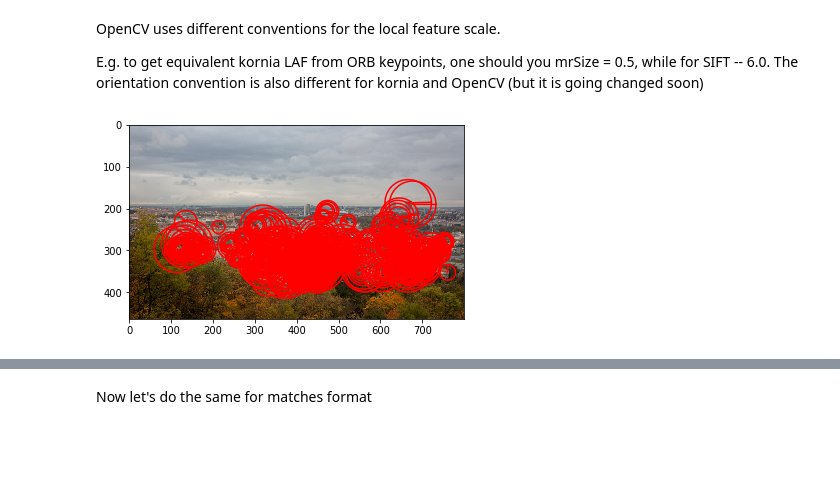
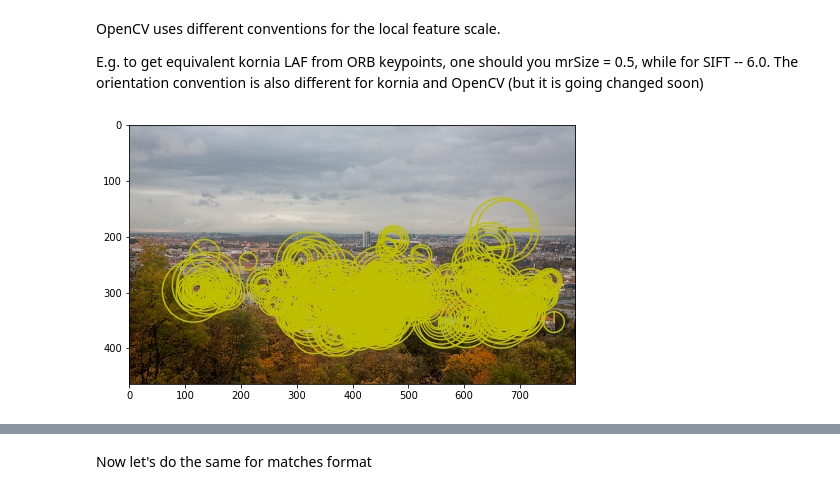
Before and after one commit to ducha-aiki/kornia_moons, a Jupyter notebook: nbs/feature.ipynb, the cells around one changed output, grey strips where cells are left out. Cells and saved outputs as stored; diff of their text form; code cells hidden in the pictures; blank space fills up the shorter version.

Commit message:
added kwargs to visualize lafs

```diff
--- a/nbs/feature.ipynb
+++ b/nbs/feature.ipynb
@@ -29,11 +29,11 @@ def laf_from_opencv_kpts(kpts: List[cv2.KeyPoint],
     resp = torch.tensor([x.response for x in kpts], device=device, dtype=torch.float).view(1, N, 1)
     return laf, resp
 
-def visualize_LAF(img, LAF, img_idx = 0):
+def visualize_LAF(img, LAF, img_idx = 0, color='r', **kwargs):
     x, y = K.feature.laf.get_laf_pts_to_draw(LAF, img_idx)
-    plt.figure()
+    plt.figure(**kwargs)
     plt.imshow(K.utils.tensor_to_image(img[img_idx]))
-    plt.plot(x, y, 'r')
+    plt.plot(x, y, color)
     plt.show()
     return
 
@@ -75,9 +75,9 @@ while for SIFT -- 6.0. The orientation convention is also different for kornia a
 changed soon)
 # %%
 lafs, r = laf_from_opencv_kpts(kps, 0.5, with_resp=True)
-visualize_LAF(K.image_to_tensor(img, False), lafs, 0)
+visualize_LAF(K.image_to_tensor(img, False), lafs, 0, 'y', figsize=(8,6))
 # %% [output]
-[figure, old version]
+[figure, new version]
 # %%
 kps_back = opencv_kpts_from_laf(lafs, 0.5, r)
 out_img = cv2.drawKeypoints(img, kps_back, None, flags=cv2.DRAW_MATCHES_FLAGS_DRAW_RICH_KEYPOINTS)
```
Also changed, not shown: parts of 3 cells of this notebook, 2 other files.
